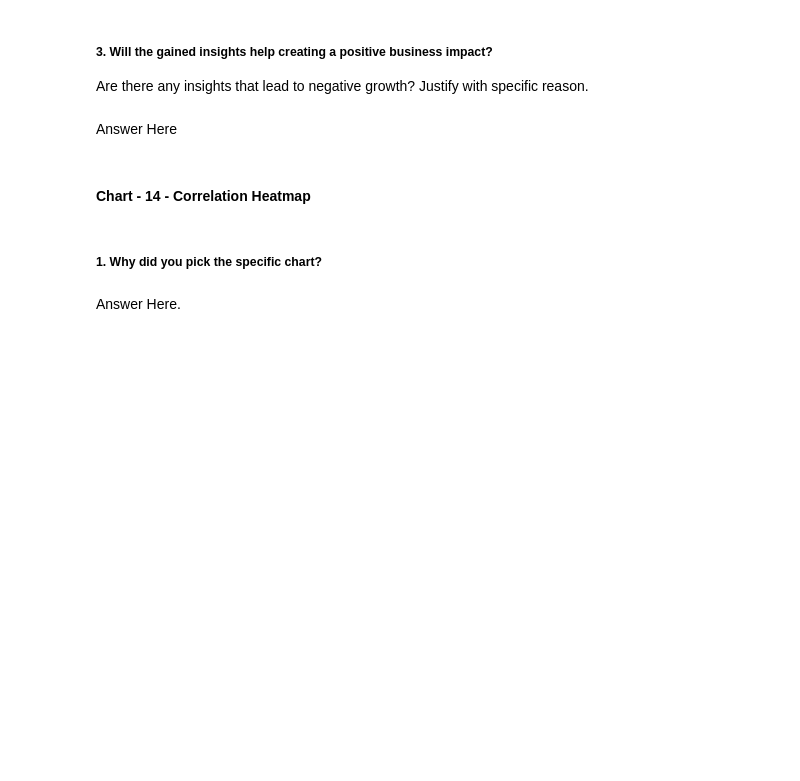
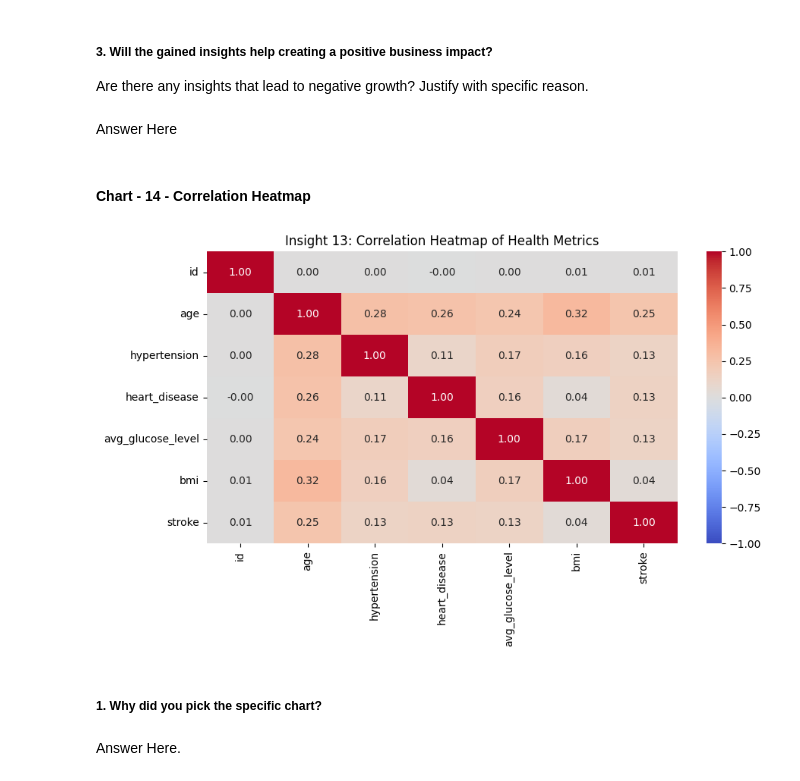
Before and after one commit to Vansh-172/Project-Regression, a Jupyter notebook: Vansh_Goyal_ML_Submission.ipynb, the cells around one changed output. Drawn from its saved outputs; the diff is of its cells as text; code cells hidden in the pictures; blank space fills up the shorter version.

```diff
--- a/Vansh_Goyal_ML_Submission.ipynb
+++ b/Vansh_Goyal_ML_Submission.ipynb
@@ -625,3 +593,15 @@ Answer Here
+# %%
+# Correlation Heatmap visualization code
+plt.figure(figsize=(10, 5))
+# Select only numerical/boolean columns for correlation
+numerical_cols = df.describe().columns.tolist()
+corr_matrix = df[numerical_cols].corr()
+
+sns.heatmap(corr_matrix, annot=True, cmap='coolwarm', fmt=".2f", vmin=-1, vmax=1)
+plt.title('Insight 13: Correlation Heatmap of Health Metrics')
+plt.show()
+# %% [output]
+[figure, added]
 # %% [markdown]
 ##### 1. Why did you pick the specific chart?
 # %% [markdown]
```
Also changed, not shown: parts of 26 cells of this notebook.
